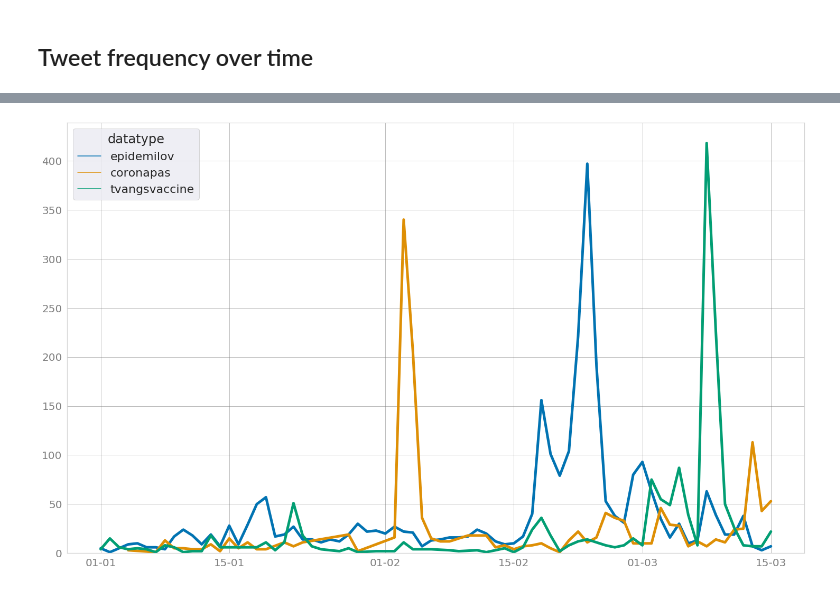
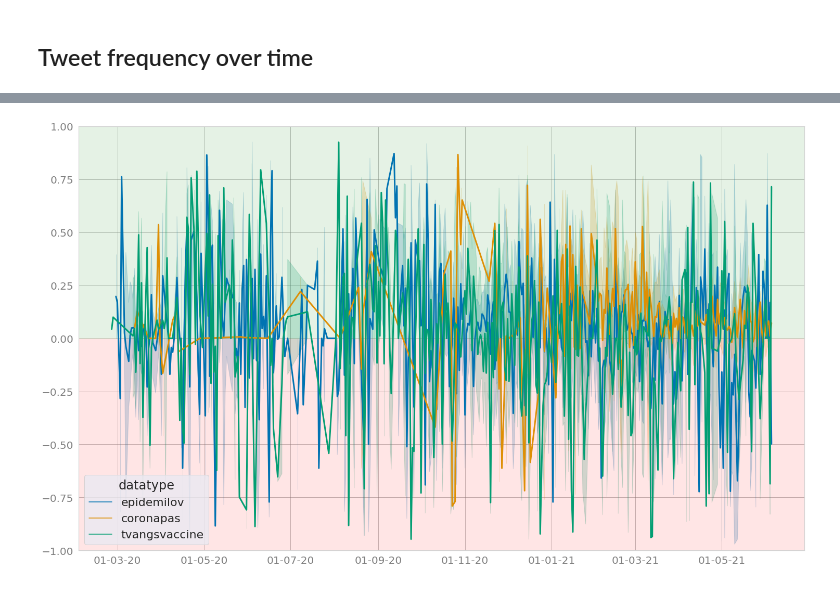
Before and after one commit to stinenyhus/HOPE-keyword-query-Twitter, a Jupyter notebook: notebooks/coronapas-tvangsvaccine-epidemilov.ipynb, the cells around one changed output, grey strips where cells are left out. Saved outputs shown, nothing was run; the diff lists cells and outputs as text; code cells hidden in the pictures.

```diff
--- a/notebooks/coronapas-tvangsvaccine-epidemilov.ipynb
+++ b/notebooks/coronapas-tvangsvaccine-epidemilov.ipynb
@@ -73,8 +13,10 @@ data_prefixes
 # %%
+df = pd.DataFrame()
+
 # Add our scrape
 for data_prefix in data_prefixes[0:2]:
-    filename = "../" + data_prefix + "_vis.csv"
-    df_temp = pd.read_csv(filename)
+    filename = "../" + data_prefix + "_smoothed*.csv"
+    df_temp = pd.read_csv(glob.glob(filename)[0])
     df_temp = df_temp.sort_values("created_at")
     ic(len(df_temp))
     df_temp["datatype"] = data_prefix
@@ -86,7 +28,7 @@ ic| len(df_temp): 1633
 # %%
 # Add our scrape
-filename = "../" + "tvangsvaccin" + "_vis.csv"
-df_temp = pd.read_csv(filename)
+filename = "../" + "tvangsvaccin" + "_smoothed*.csv"
+df_temp = pd.read_csv(glob.glob(filename)[0])
 df_temp = df_temp.sort_values("created_at")
 ic(len(df_temp))
 df_temp["datatype"] = "tvangsvaccine"
@@ -109,3 +39,2 @@ ic| len(df_temp): 1222
 # %%
-df["date"] = pd.to_datetime(df["created_at"], utc=True).dt.strftime('%Y-%m-%d')
 df["date"] = pd.to_datetime(df["date"])
@@ -128,2 +40,0 @@ def detect_lang(row):
-# %%
-df["lang"] = df.apply(lambda row: detect_lang(row), axis = 1)
@@ -318,44 +150,43 @@ fig.show()
 # %%
 matplotlib.rc('ytick', labelsize=20)
 matplotlib.rc('xtick', labelsize=20)
 
-nr_colors = len(freq_df["date"].unique())
 
 themes.theme_minimal(grid=False, ticks=False, fontsize=18)
 a4_dims = (25,15) #(11.7, 8.27)
+#          0 black      1 orange  2 L blue   3 green    4 L orange  5 D blue  6 D orange 7 purple
+palette = ["#000000", "#E69F00", "#56B4E9", "#009E73", "#F0E442", "#0072B2", "#D55E00", "#CC79A7"]
 
-palette = ["#000000", "#E69F00", "#56B4E9", "#009E73", "#F0E442", "#0072B2", "#D55E00", "#CC79A7"]
 
 fig, (ax1) = plt.subplots(1,1, figsize=a4_dims)
 sns.set(font_scale = 2)
-
-
-ax2 = sns.lineplot(x="date", y="nr_of_tweets",
-                  palette = "colorblind",
-                   #label = "EN",
-                   #alpha = 0.30,
+ax1 = sns.lineplot(x="date", y="compound",
+                   palette = "colorblind",
                    hue = "datatype",
-                     linewidth = 5, data = freq_df)
-
+                     linewidth = 3, data = df)
 
 ax1.set(xlabel="", ylabel = "")
 ax1.xaxis.get_label().set_fontsize(40)
 ax1.yaxis.get_label().set_fontsize(40)
 
 ax1.grid(color='grey', linestyle='-', linewidth=0.5, which= "both")
 
+# Color the bg
+plt.axhspan(0, 1, color = "green", facecolor='0.2', alpha=0.1)
+plt.axhspan(0, -1, color = "red", facecolor='0.2', alpha=0.1)
+
 # Define the date format
 ax1.xaxis_date()
-date_form = mdates.DateFormatter("%d-%m")
+date_form = mdates.DateFormatter("%d-%m-%y")
 ax1.xaxis.set_major_formatter(date_form)
 
-ax1.set(ylim=(0, None))
-#name = "Mentions of " + data_prefix + " by language"
-#fig.suptitle(name, size = "40")
+#fig.suptitle("Sentiment analysis of mentions of 'vaccin*'. 2020 - 2021", size = "40")
 
-#plot_name = "fig/all_vaccin_mentions_winter.png"
+#plot_name = "fig/sentiment_compound_entropy_winter.png"
 #fig.savefig(plot_name)
 
+ax1.set(ylim=(-1, 1))
+
 fig.show()
 # %% [output]
-[figure, old version]
+[figure, new version]
```
Also changed, not shown: parts of 68 cells of this notebook, 1 other file.
